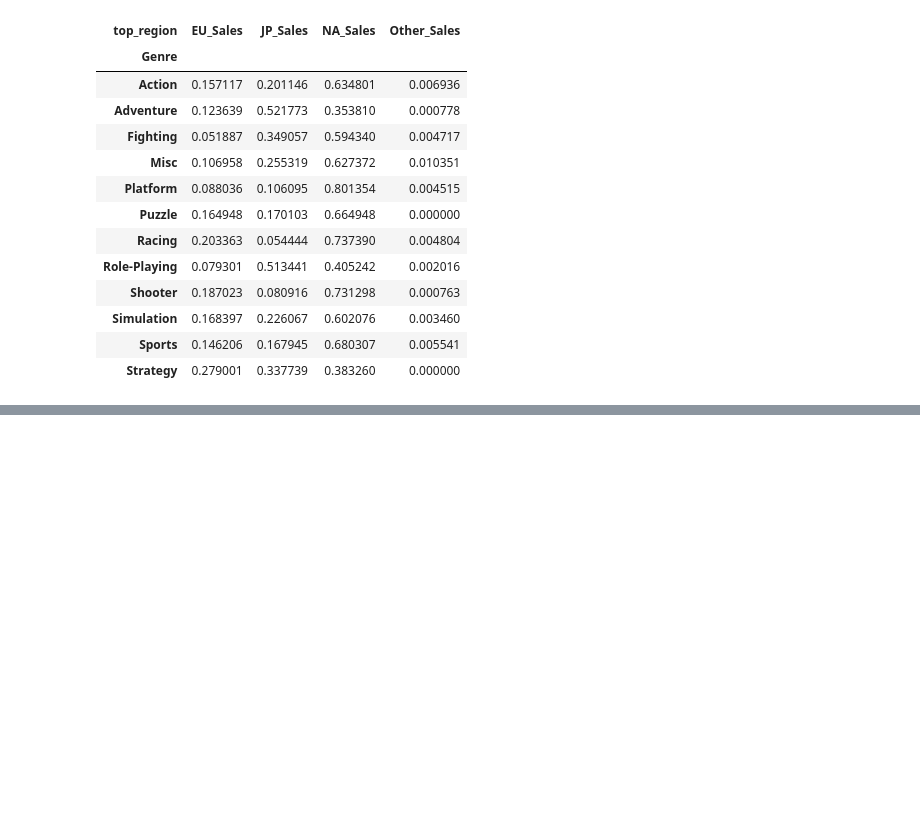
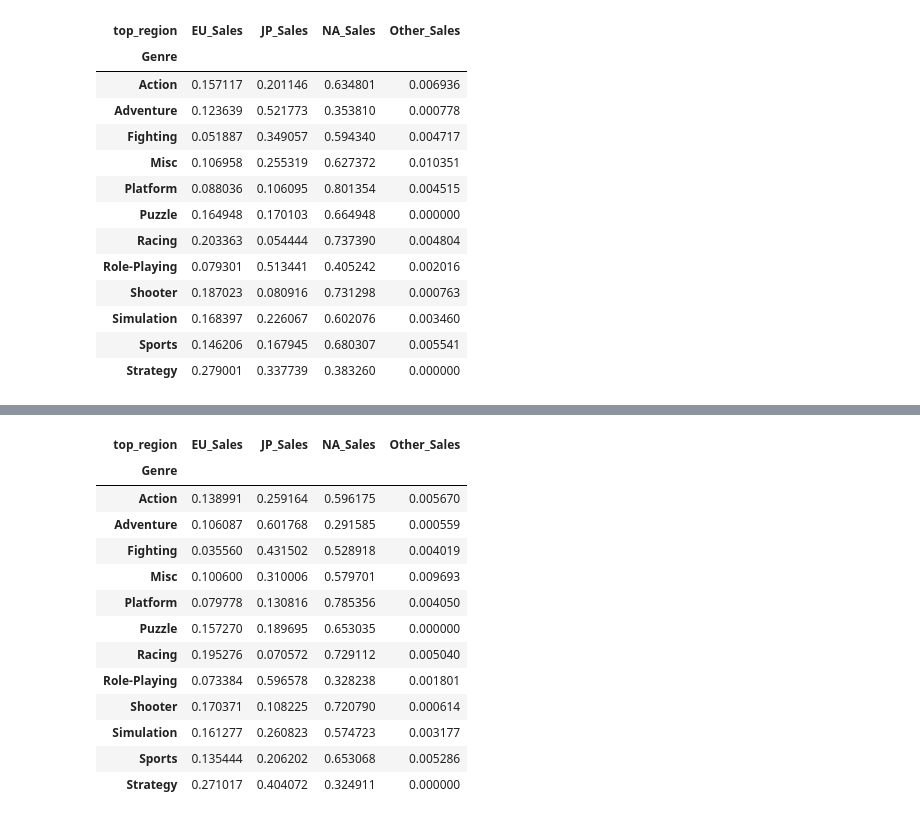
Before and after one commit to cafesmire/notebooks, a Jupyter notebook: video_game_sales/videogame_eda.ipynb, the cells around one changed output, grey strips where cells are left out. Saved outputs shown, nothing was run; the diff lists cells and outputs as text; code cells hidden in the pictures; blank space fills up the shorter version.

Commit message:
figure genre weighted averages

```diff
--- a/video_game_sales/videogame_eda.ipynb
+++ b/video_game_sales/videogame_eda.ipynb
@@ -220,3 +220,7 @@ genre_distribution_per_area
 | Simulation | 0.168397 | 0.226067 | 0.602076 | 0.003460 |
 | Sports | 0.146206 | 0.167945 | 0.680307 | 0.005541 |
 | Strategy | 0.279001 | 0.337739 | 0.383260 | 0.000000 |
+# %%
+sales_vs_genre_avg = df.groupby('Genre')['Global_Sales'].transform('mean')
+df['above_genre_avg'] = df.Global_Sales > sales_vs_genre_avg
+df[['Name', 'Genre', 'Global_Sales', 'above_genre_avg']].head(10)
@@ -222,0 +239,20 @@ genre_distribution_per_area
+# %%
+genre_weighted = df.groupby(['Genre', 'top_region'])['top_region_share'].sum()
+genre_weighted=genre_weighted.unstack(fill_value=0)
+genre_weighted = genre_weighted.div(genre_weighted.sum(axis=1), axis=0)
+genre_weighted
+# %% [output]
+| top_region | EU_Sales | JP_Sales | NA_Sales | Other_Sales |
+| Genre |  |  |  |  |
+| Action | 0.138991 | 0.259164 | 0.596175 | 0.005670 |
+| Adventure | 0.106087 | 0.601768 | 0.291585 | 0.000559 |
+| Fighting | 0.035560 | 0.431502 | 0.528918 | 0.004019 |
+| Misc | 0.100600 | 0.310006 | 0.579701 | 0.009693 |
+| Platform | 0.079778 | 0.130816 | 0.785356 | 0.004050 |
+| Puzzle | 0.157270 | 0.189695 | 0.653035 | 0.000000 |
+| Racing | 0.195276 | 0.070572 | 0.729112 | 0.005040 |
+| Role-Playing | 0.073384 | 0.596578 | 0.328238 | 0.001801 |
+| Shooter | 0.170371 | 0.108225 | 0.720790 | 0.000614 |
+| Simulation | 0.161277 | 0.260823 | 0.574723 | 0.003177 |
+| Sports | 0.135444 | 0.206202 | 0.653068 | 0.005286 |
+| Strategy | 0.271017 | 0.404072 | 0.324911 | 0.000000 |
```
Also changed, not shown: parts of 1 cell of this notebook.
